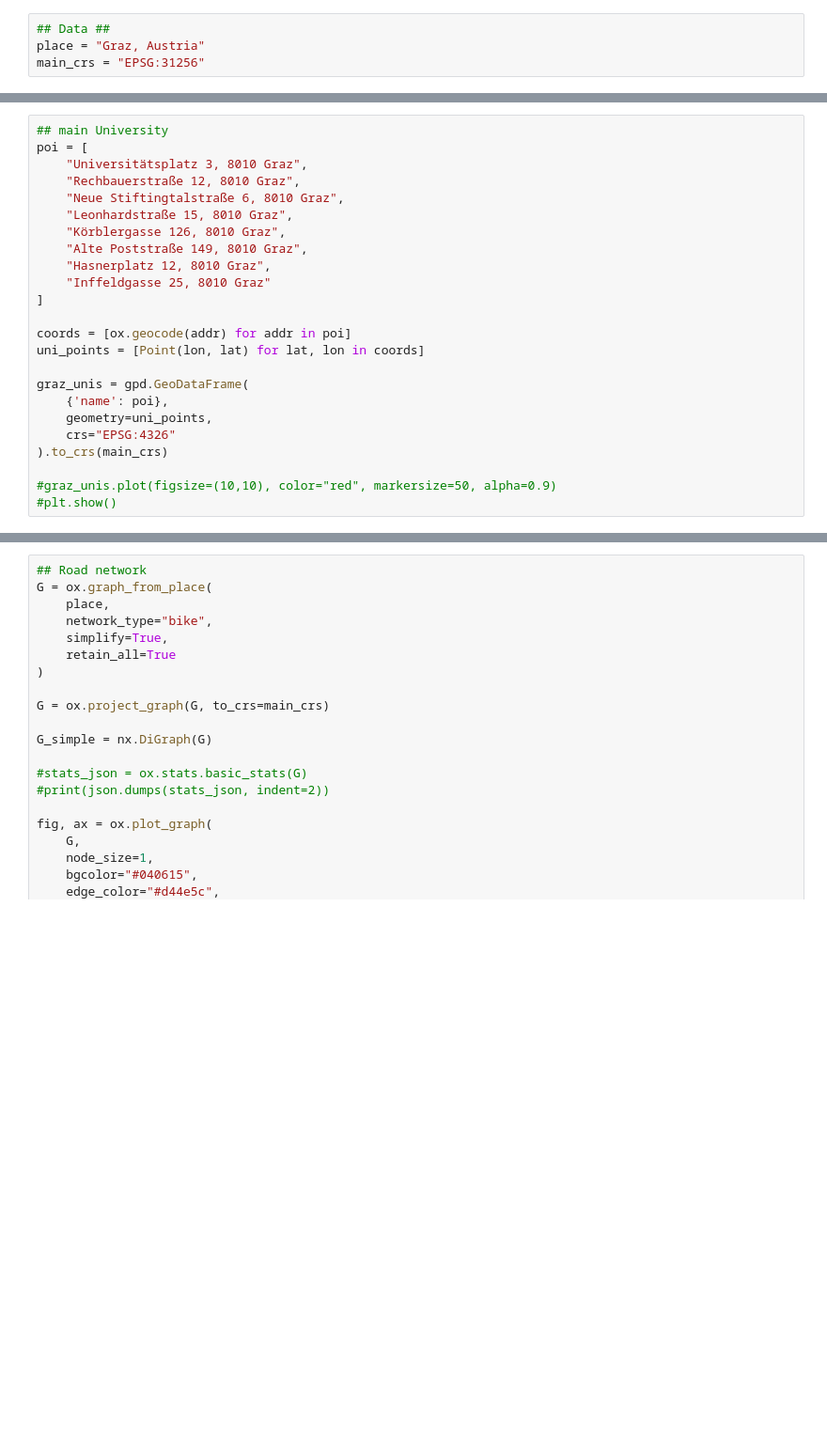
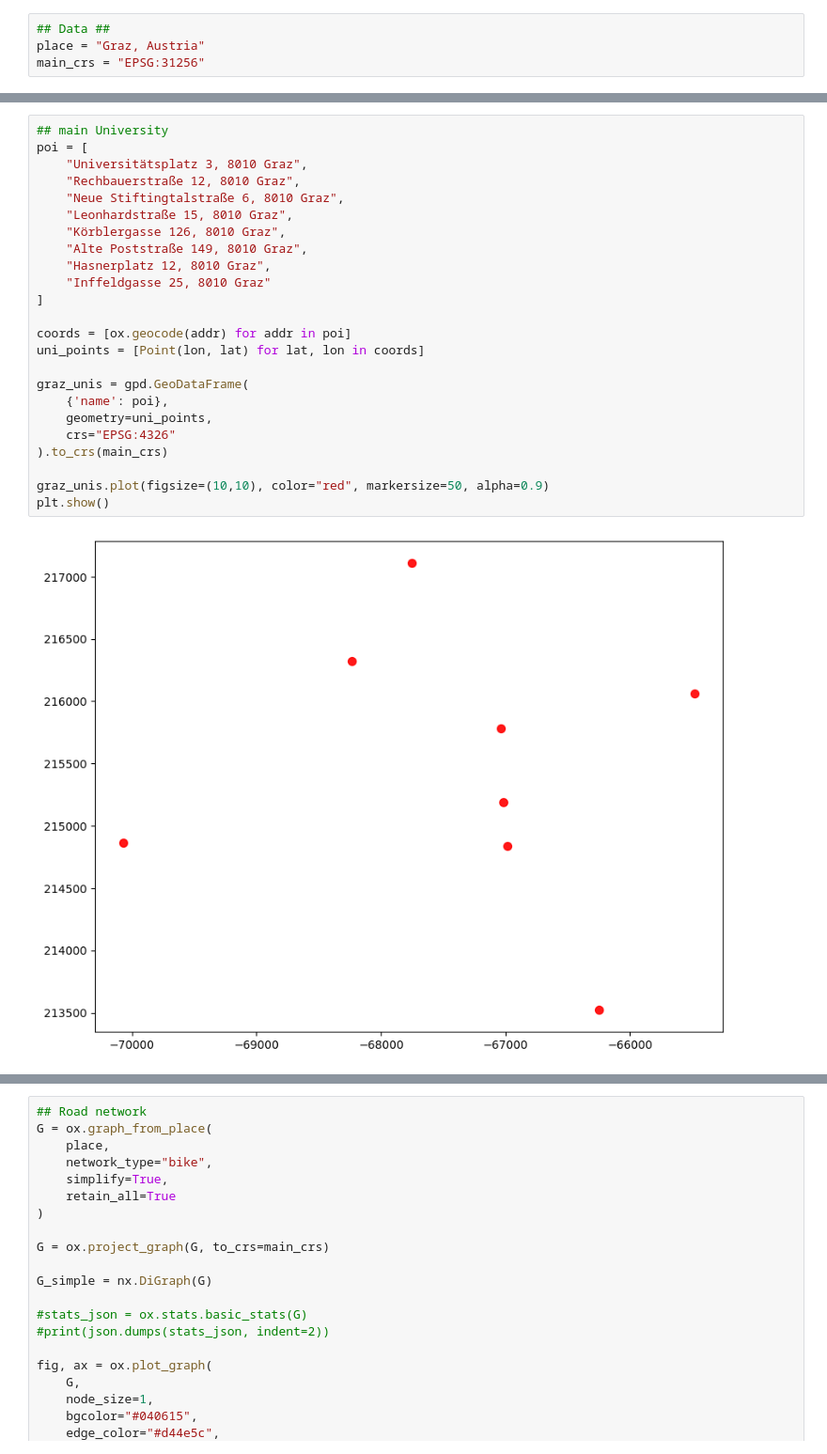
Before and after one commit to cryogen-tara/final-project-group1-cycling-network, a Jupyter notebook: notebooks/final-project-gr1.ipynb, the cells around one changed output, grey strips where cells are left out. Shown at 94% size. Drawn from its saved outputs; the diff is of its cells as text; blank space fills up the shorter version.

```diff
--- a/notebooks/final-project-gr1.ipynb
+++ b/notebooks/final-project-gr1.ipynb
@@ -49,24 +54,26 @@ plt.show()
 # %%
 ## main University
 poi = [
     "Universitätsplatz 3, 8010 Graz",
     "Rechbauerstraße 12, 8010 Graz",
     "Neue Stiftingtalstraße 6, 8010 Graz",
     "Leonhardstraße 15, 8010 Graz",
     "Körblergasse 126, 8010 Graz",
     "Alte Poststraße 149, 8010 Graz",
     "Hasnerplatz 12, 8010 Graz",
     "Inffeldgasse 25, 8010 Graz"
 ]
 
 coords = [ox.geocode(addr) for addr in poi]
 uni_points = [Point(lon, lat) for lat, lon in coords]
 
 graz_unis = gpd.GeoDataFrame(
     {'name': poi},
     geometry=uni_points,
     crs="EPSG:4326"
 ).to_crs(main_crs)
 
-#graz_unis.plot(figsize=(10,10), color="red", markersize=50, alpha=0.9)
-#plt.show()
+graz_unis.plot(figsize=(10,10), color="red", markersize=50, alpha=0.9)
+plt.show()
+# %% [output]
+[figure, added]
```
Also changed, not shown: parts of 11 cells of this notebook, 1 other file.
